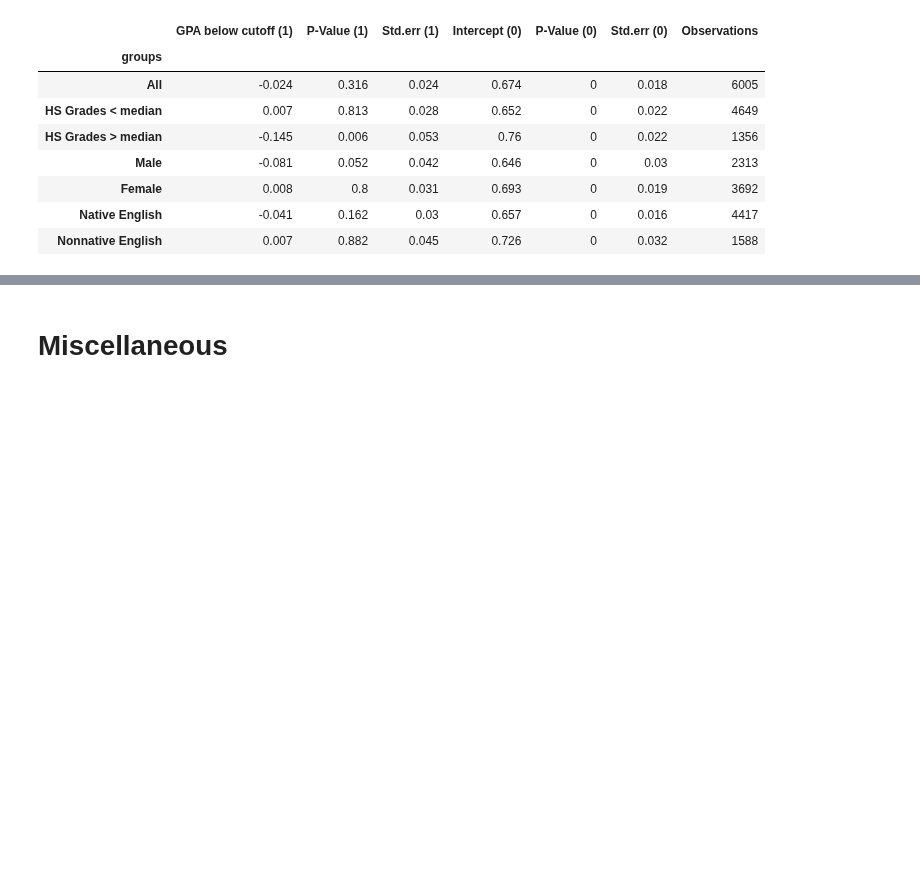
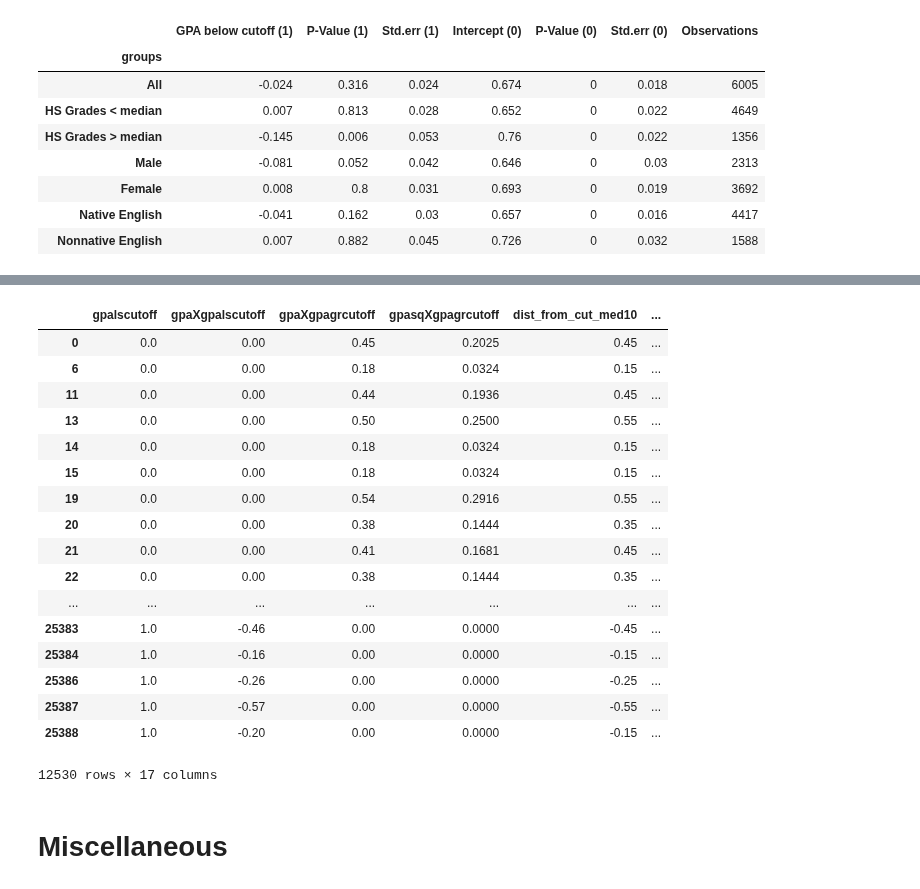
Before and after one commit to amageh/replication-performance-standards, a Jupyter notebook: project.ipynb, the cells around one changed output, grey strips where cells are left out. Cells and saved outputs as stored; diff of their text form; code cells hidden in the pictures; blank space fills up the shorter version.

```diff
--- a/project.ipynb
+++ b/project.ipynb
@@ -594,3 +725,28 @@ table6_3.style.applymap(pvalue_5percent_red, subset=['P-Value (1)', 'P-Value (0)
+# %%
+sample06[['gpalscutoff', 'gpaXgpalscutoff', 'gpaXgpagrcutoff',
+          'gpasqXgpagrcutoff', 'dist_from_cut_med10', 'dist_from_cut_med05',
+          'dist_from_cut_med025', 'hsgrade_pct', 'veryhighHS', 'highHS', 'lowHS',
+          'maleXhighHS', 'femaleXhighHS', 'maleXlowabil', 'femaleXlowabil',
+          'clustervar', 'summer']]
+# %% [output]
+|  | gpalscutoff | gpaXgpalscutoff | gpaXgpagrcutoff | gpasqXgpagrcutoff | dist_from_cut_med10 | ... |
+| 0 | 0.0 | 0.00 | 0.45 | 0.2025 | 0.45 | ... |
+| 6 | 0.0 | 0.00 | 0.18 | 0.0324 | 0.15 | ... |
+| 11 | 0.0 | 0.00 | 0.44 | 0.1936 | 0.45 | ... |
+| 13 | 0.0 | 0.00 | 0.50 | 0.2500 | 0.55 | ... |
+| 14 | 0.0 | 0.00 | 0.18 | 0.0324 | 0.15 | ... |
+| 15 | 0.0 | 0.00 | 0.18 | 0.0324 | 0.15 | ... |
+| 19 | 0.0 | 0.00 | 0.54 | 0.2916 | 0.55 | ... |
+| 20 | 0.0 | 0.00 | 0.38 | 0.1444 | 0.35 | ... |
+| 21 | 0.0 | 0.00 | 0.41 | 0.1681 | 0.45 | ... |
+| 22 | 0.0 | 0.00 | 0.38 | 0.1444 | 0.35 | ... |
+| ... | ... | ... | ... | ... | ... | ... |
+| 25383 | 1.0 | -0.46 | 0.00 | 0.0000 | -0.45 | ... |
+| 25384 | 1.0 | -0.16 | 0.00 | 0.0000 | -0.15 | ... |
+| 25386 | 1.0 | -0.26 | 0.00 | 0.0000 | -0.25 | ... |
+| 25387 | 1.0 | -0.57 | 0.00 | 0.0000 | -0.55 | ... |
+| 25388 | 1.0 | -0.20 | 0.00 | 0.0000 | -0.15 | ... |
+12530 rows × 17 columns
 # %% [markdown]
 # Miscellaneous
 # %%
```
Also changed, not shown: parts of 16 cells of this notebook.
